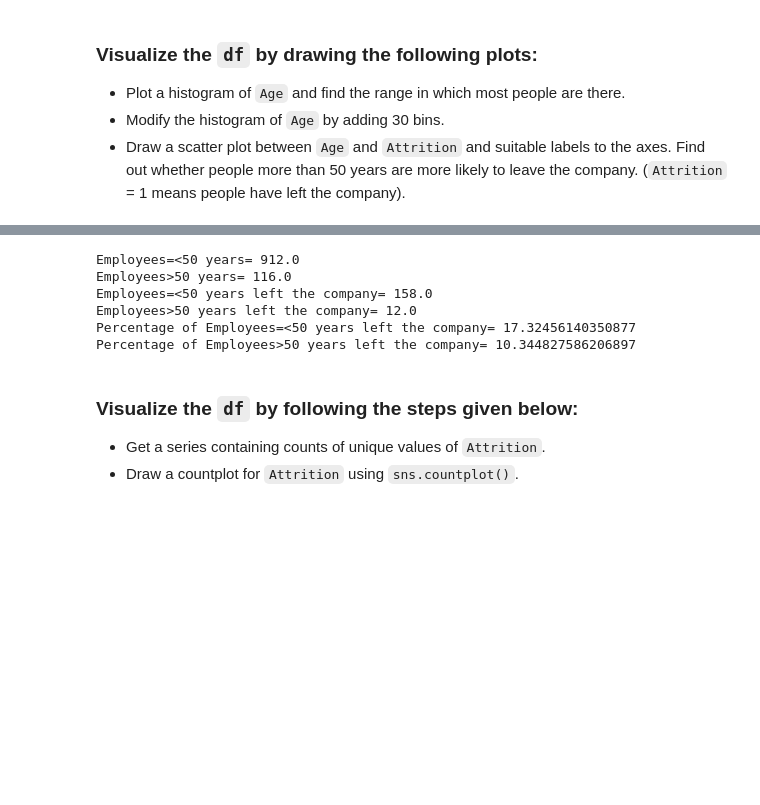
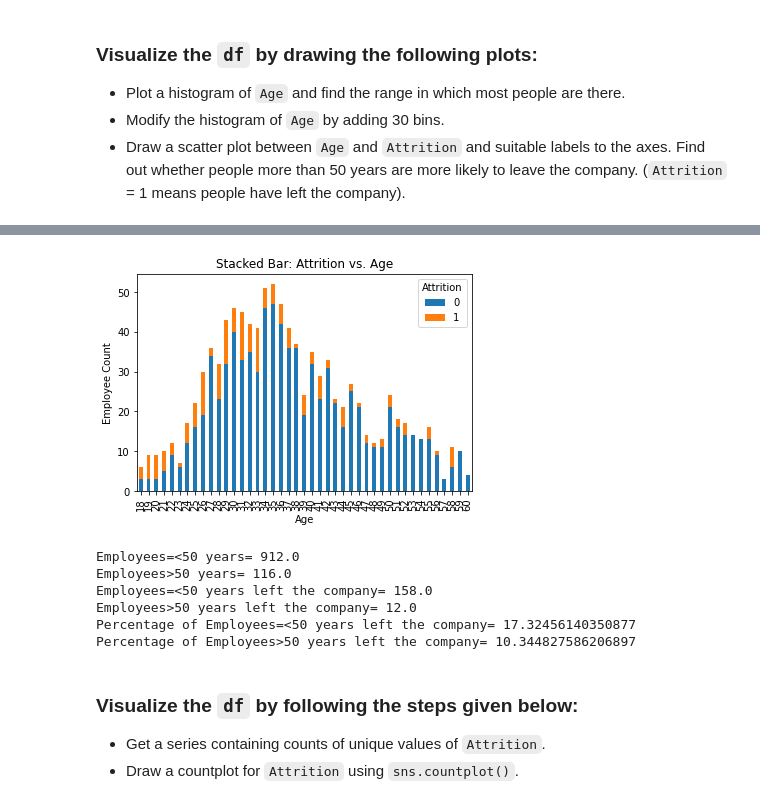
Before and after one commit to sreyadhar/Python-Programming, a Jupyter notebook: Assignment_2_DS.ipynb, the cells around one changed output, grey strips where cells are left out. Saved outputs shown, nothing was run; the diff lists cells and outputs as text; code cells hidden in the pictures; blank space fills up the shorter version.

```diff
--- a/Assignment_2_DS.ipynb
+++ b/Assignment_2_DS.ipynb
@@ -253,37 +253,41 @@ Text(0.5, 1.0, 'A scatter plot between Age and Attrition')
 # %%
 df['Age'].value_counts()
-# Draw a stacked bar chart between Attrition and Gender
+
 # libraries
 import numpy as np
 import matplotlib.pyplot as plt
 from matplotlib import rc
 import pandas as pd
 age_count = (df.pivot_table(
         index='Attrition', columns='Age', values='EmployeeCount', aggfunc='sum'))
-
-# age_count.plot(kind='bar', stacked=True).set_title("Stacked Bar: Attrition vs. Age")
-# plt.ylabel('Employee Count')
-# plt.show()
 age_count.fillna(0)
 age_count[:33]
 s1=age_count.sum(axis=0)[:33]
 s1.sum()
 s2=age_count.sum(axis=1)
 s2.sum()
+
+# Draw a stacked bar chart between Attrition and Gender
+age_count_1 = (df.pivot_table(
+        index='Age', columns='Attrition', values='EmployeeCount', aggfunc='sum'))
+age_count_1.plot(kind='bar', stacked=True).set_title("Stacked Bar: Attrition vs. Age")
+plt.ylabel('Employee Count')
+plt.show()
+
+# Find out whether people more than 50 years are more likely to leave the company. (Attrition = 1 means people have left the company).
 print('Employees=<50 years=',s1.sum())
 print('Employees>50 years=',s2.sum()-s1.sum())
-age_count_1 = (df.pivot_table(
-        index='Age', columns='Attrition', values='EmployeeCount', aggfunc='sum'))
 age_count_1.fillna(0)
 s3=age_count_1[:33]
 s4= s3.sum(axis=0)[1]
 print('Employees=<50 years left the company=',s4)
 s5=age_count_1[34:]
 s6= s5.sum(axis=0)[1]
 print('Employees>50 years left the company=',s6)
 print('Percentage of Employees=<50 years left the company=',s4*100/s1.sum())
 print('Percentage of Employees>50 years left the company=',s6*100/(s2.sum()-s1.sum()))
 # %% [output]
+[figure, added]
 Employees=<50 years= 912.0
 Employees>50 years= 116.0
 Employees=<50 years left the company= 158.0
```
Also changed, not shown: parts of 6 cells of this notebook.
